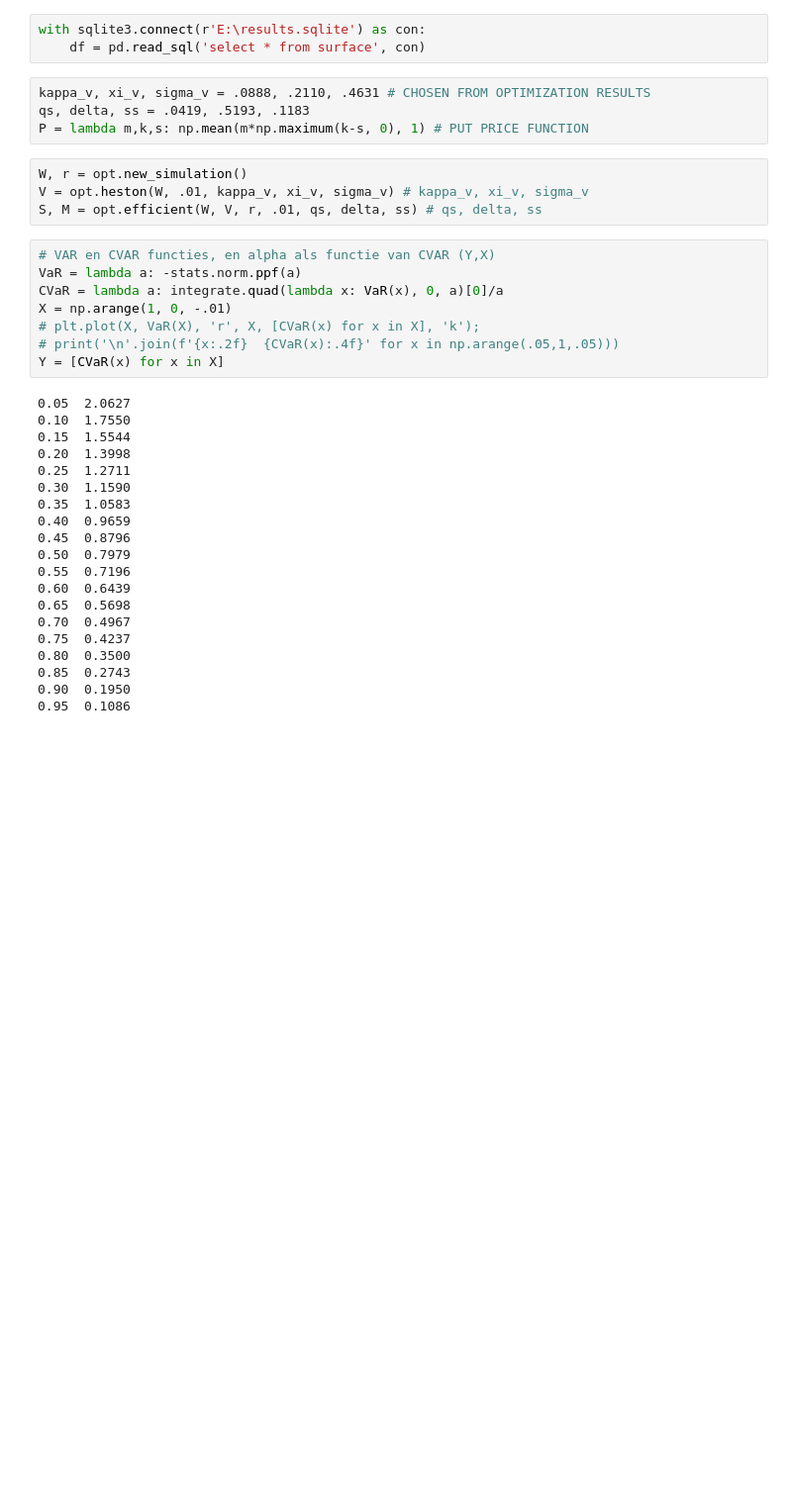
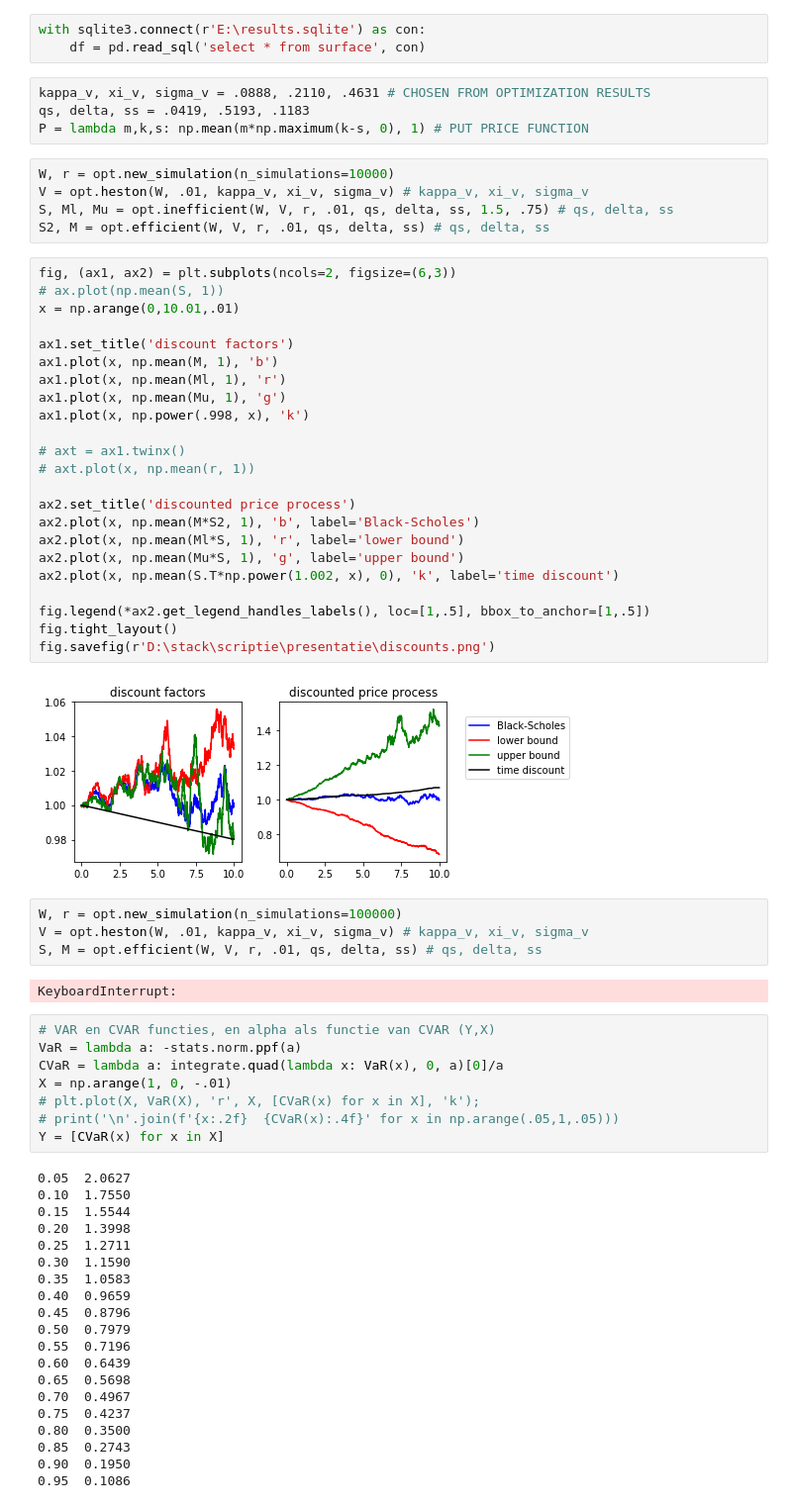
Before and after one commit to sebasv/thesis, a Jupyter notebook: Untitled1.ipynb, the cells around one changed output. Shown at 99% size. Cells and saved outputs as stored; diff of their text form; blank space fills up the shorter version.

```diff
--- a/Untitled1.ipynb
+++ b/Untitled1.ipynb
@@ -16,10 +16,42 @@ with sqlite3.connect(r'E:\results.sqlite') as con:
 kappa_v, xi_v, sigma_v = .0888, .2110, .4631 # CHOSEN FROM OPTIMIZATION RESULTS
 qs, delta, ss = .0419, .5193, .1183
 P = lambda m,k,s: np.mean(m*np.maximum(k-s, 0), 1) # PUT PRICE FUNCTION
+# %%
+W, r = opt.new_simulation(n_simulations=10000)
+V = opt.heston(W, .01, kappa_v, xi_v, sigma_v) # kappa_v, xi_v, sigma_v
+S, Ml, Mu = opt.inefficient(W, V, r, .01, qs, delta, ss, 1.5, .75) # qs, delta, ss
+S2, M = opt.efficient(W, V, r, .01, qs, delta, ss) # qs, delta, ss
+# %%
+fig, (ax1, ax2) = plt.subplots(ncols=2, figsize=(6,3))
+# ax.plot(np.mean(S, 1))
+x = np.arange(0,10.01,.01)
+
+ax1.set_title('discount factors')
+ax1.plot(x, np.mean(M, 1), 'b')
+ax1.plot(x, np.mean(Ml, 1), 'r')
+ax1.plot(x, np.mean(Mu, 1), 'g')
+ax1.plot(x, np.power(.998, x), 'k')
+
+# axt = ax1.twinx()
+# axt.plot(x, np.mean(r, 1))
+
+ax2.set_title('discounted price process')
+ax2.plot(x, np.mean(M*S2, 1), 'b', label='Black-Scholes')
+ax2.plot(x, np.mean(Ml*S, 1), 'r', label='lower bound')
+ax2.plot(x, np.mean(Mu*S, 1), 'g', label='upper bound')
+ax2.plot(x, np.mean(S.T*np.power(1.002, x), 0), 'k', label='time discount')
+
+fig.legend(*ax2.get_legend_handles_labels(), loc=[1,.5], bbox_to_anchor=[1,.5])
+fig.tight_layout()
+fig.savefig(r'D:\stack\scriptie\presentatie\discounts.png')
+# %% [output]
+[figure, added]
 # %%
-W, r = opt.new_simulation()
+W, r = opt.new_simulation(n_simulations=100000)
 V = opt.heston(W, .01, kappa_v, xi_v, sigma_v) # kappa_v, xi_v, sigma_v
 S, M = opt.efficient(W, V, r, .01, qs, delta, ss) # qs, delta, ss
+# %% [output]
+KeyboardInterrupt:
 # %%
 # VAR en CVAR functies, en alpha als functie van CVAR (Y,X)
 VaR = lambda a: -stats.norm.ppf(a)
```
Also changed, not shown: parts of 2 cells of this notebook, 2 other files.
